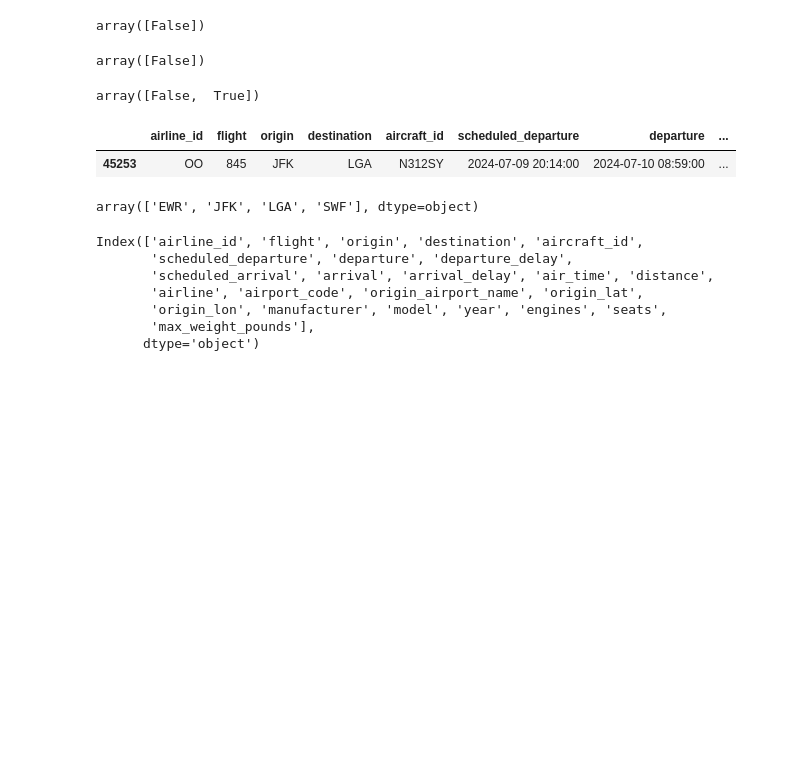
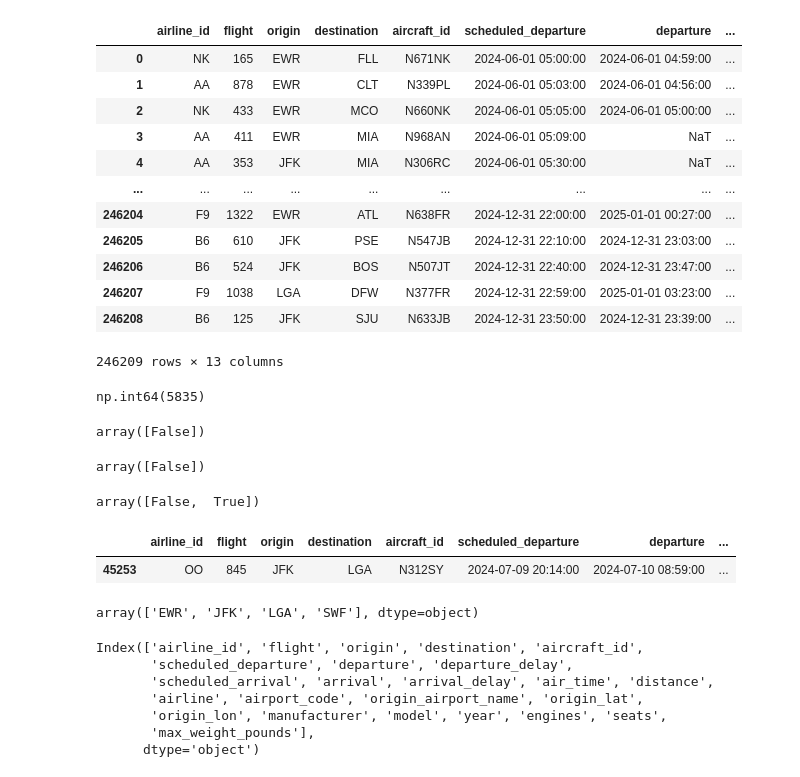
Before and after one commit to linachos/Data-Visualization, a Jupyter notebook: Mini_Project/MiniProject/test.ipynb, the cells around one changed output. Drawn from its saved outputs; the diff is of its cells as text; code cells hidden in the pictures; blank space fills up the shorter version.

```diff
--- a/Mini_Project/MiniProject/test.ipynb
+++ b/Mini_Project/MiniProject/test.ipynb
@@ -13,6 +13,27 @@ flights = pd.read_excel('data/flight_data.xlsx', sheet_name='flights')
 airports = pd.read_excel('data/flight_data.xlsx', sheet_name='airports')
 airlines = pd.read_excel('data/flight_data.xlsx', sheet_name='airlines')
 aircrafts = pd.read_excel('data/flight_data.xlsx', sheet_name='aircrafts')
+# %%
+flights
+# %% [output]
+|  | airline_id | flight | origin | destination | aircraft_id | scheduled_departure | departure | ... |
+| 0 | NK | 165 | EWR | FLL | N671NK | 2024-06-01 05:00:00 | 2024-06-01 04:59:00 | ... |
+| 1 | AA | 878 | EWR | CLT | N339PL | 2024-06-01 05:03:00 | 2024-06-01 04:56:00 | ... |
+| 2 | NK | 433 | EWR | MCO | N660NK | 2024-06-01 05:05:00 | 2024-06-01 05:00:00 | ... |
+| 3 | AA | 411 | EWR | MIA | N968AN | 2024-06-01 05:09:00 | NaT | ... |
+| 4 | AA | 353 | JFK | MIA | N306RC | 2024-06-01 05:30:00 | NaT | ... |
+| ... | ... | ... | ... | ... | ... | ... | ... | ... |
+| 246204 | F9 | 1322 | EWR | ATL | N638FR | 2024-12-31 22:00:00 | 2025-01-01 00:27:00 | ... |
+| 246205 | B6 | 610 | JFK | PSE | N547JB | 2024-12-31 22:10:00 | 2024-12-31 23:03:00 | ... |
+| 246206 | B6 | 524 | JFK | BOS | N507JT | 2024-12-31 22:40:00 | 2024-12-31 23:47:00 | ... |
+| 246207 | F9 | 1038 | LGA | DFW | N377FR | 2024-12-31 22:59:00 | 2025-01-01 03:23:00 | ... |
+| 246208 | B6 | 125 | JFK | SJU | N633JB | 2024-12-31 23:50:00 | 2024-12-31 23:39:00 | ... |
+246209 rows × 13 columns
+# %%
+cancelled = flights["departure_delay"].isna().sum()
+cancelled
+# %% [output]
+np.int64(5835)
 # %%
 (flights['destination'] == 'JFK').unique()
 # %% [output]
```
Also changed, not shown: 7 other files.
